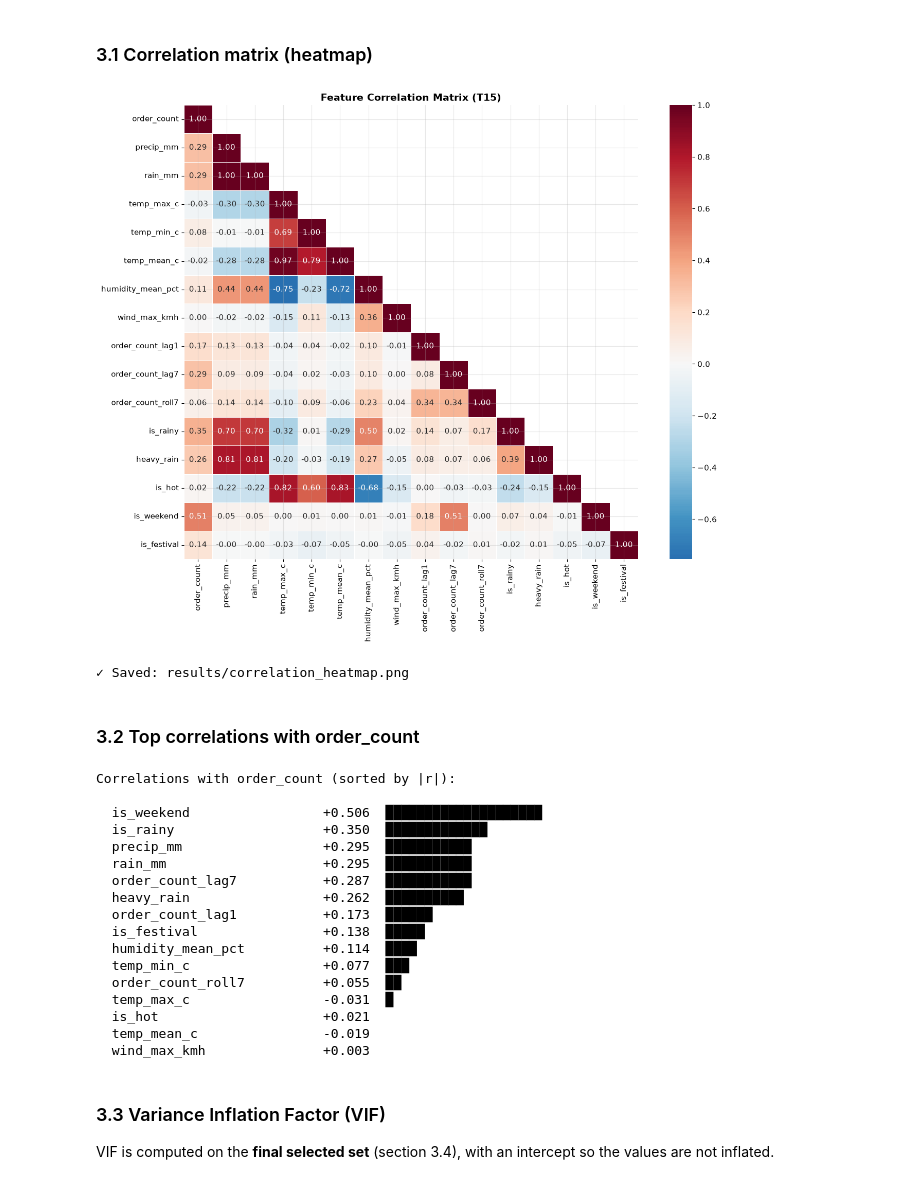
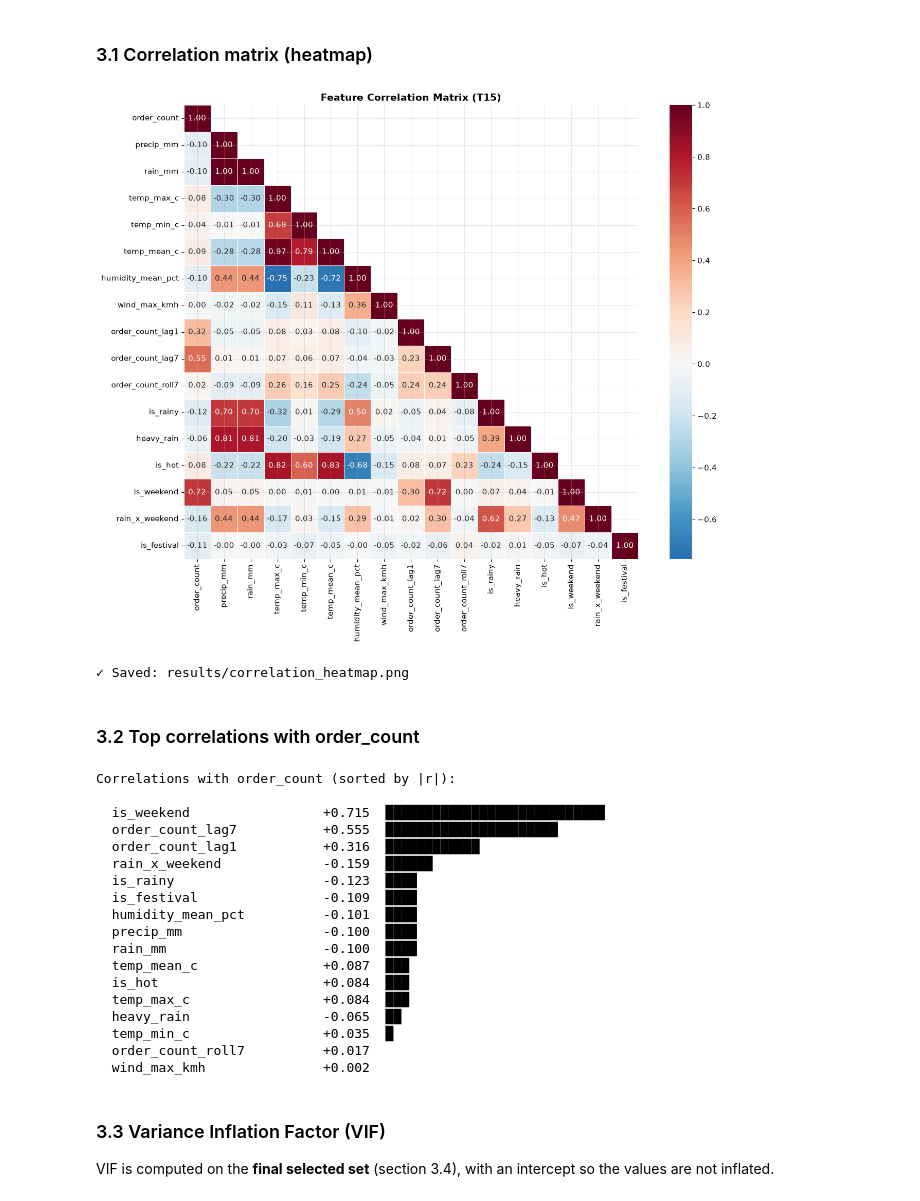
Before and after one commit to priyagarnet20-ops/weather-food-orders, a Jupyter notebook: notebooks/03_preprocess.ipynb, the cells around one changed output. Saved outputs shown, nothing was run; the diff lists cells and outputs as text; code cells hidden in the pictures.

Commit message:
fix(preprocess): carry the rain x weekend feature and correct findings (T13-T15)

```diff
--- a/notebooks/03_preprocess.ipynb
+++ b/notebooks/03_preprocess.ipynb
@@ -428,28 +429,28 @@ multicollinearity is a problem."*
 # %%
 numeric_cols = [
     "order_count", "precip_mm", "rain_mm", "temp_max_c", "temp_min_c",
     "temp_mean_c", "humidity_mean_pct", "wind_max_kmh",
     "order_count_lag1", "order_count_lag7", "order_count_roll7",
-    "is_rainy", "heavy_rain", "is_hot", "is_weekend", "is_festival",
+    "is_rainy", "heavy_rain", "is_hot", "is_weekend", "rain_x_weekend", "is_festival",
 ]
 # Keep only columns that exist
 numeric_cols = [c for c in numeric_cols if c in features.columns]
 corr = features[numeric_cols].dropna().corr()
 
 plt.figure(figsize=(14, 11))
 mask = np.triu(np.ones_like(corr, dtype=bool), k=1)
 sns.heatmap(corr, annot=True, fmt=".2f", cmap="RdBu_r", center=0,
             mask=mask, square=True, linewidths=0.5)
 plt.title("Feature Correlation Matrix (T15)", fontsize=14, fontweight="bold")
 plt.tight_layout()
 
 results_dir = ROOT / "results"
 results_dir.mkdir(parents=True, exist_ok=True)
 plt.savefig(results_dir / "correlation_heatmap.png", dpi=150, bbox_inches="tight")
 plt.show()
 print(f"✓ Saved: results/correlation_heatmap.png")
 # %% [output]
-[figure, old version]
+[figure, new version]
 ✓ Saved: results/correlation_heatmap.png
 # %% [markdown]
 ### 3.2 Top correlations with order_count
@@ -463,21 +464,22 @@ for feat, r in target_corr.items():
 # %% [output]
 Correlations with order_count (sorted by |r|):
 
-  is_weekend                 +0.506  ████████████████████
-  is_rainy                   +0.350  █████████████
-  precip_mm                  +0.295  ███████████
-  rain_mm                    +0.295  ███████████
-  order_count_lag7           +0.287  ███████████
-  heavy_rain                 +0.262  ██████████
-  order_count_lag1           +0.173  ██████
-  is_festival                +0.138  █████
-  humidity_mean_pct          +0.114  ████
-  temp_min_c                 +0.077  ███
-  order_count_roll7          +0.055  ██
-  temp_max_c                 -0.031  █
-  is_hot                     +0.021
-  temp_mean_c                -0.019
-  wind_max_kmh               +0.003
+  is_weekend                 +0.715  ████████████████████████████
+  order_count_lag7           +0.555  ██████████████████████
+  order_count_lag1           +0.316  ████████████
+  rain_x_weekend             -0.159  ██████
+  is_rainy                   -0.123  ████
+  is_festival                -0.109  ████
+  humidity_mean_pct          -0.101  ████
+  precip_mm                  -0.100  ████
+  rain_mm                    -0.100  ████
+  temp_mean_c                +0.087  ███
+  is_hot                     +0.084  ███
+  temp_max_c                 +0.084  ███
+  heavy_rain                 -0.065  ██
+  temp_min_c                 +0.035  █
+  order_count_roll7          +0.017
+  wind_max_kmh               +0.002
 # %% [markdown]
 ### 3.3 Variance Inflation Factor (VIF)
 VIF is computed on the **final selected set** (section 3.4), with an intercept so the values are not inflated.
```
Also changed, not shown: parts of 17 cells of this notebook, 4 other files.
